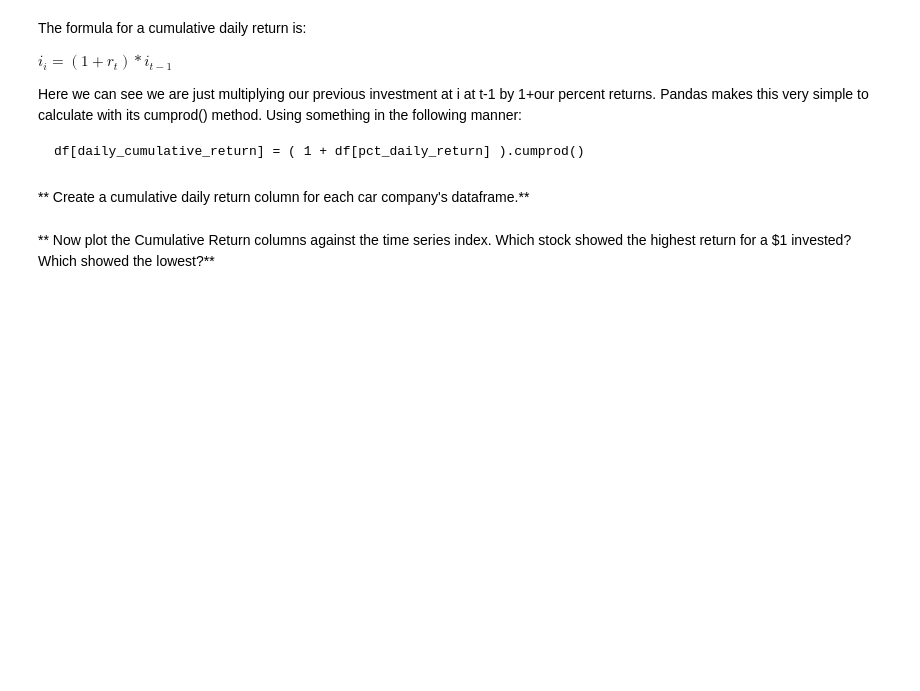
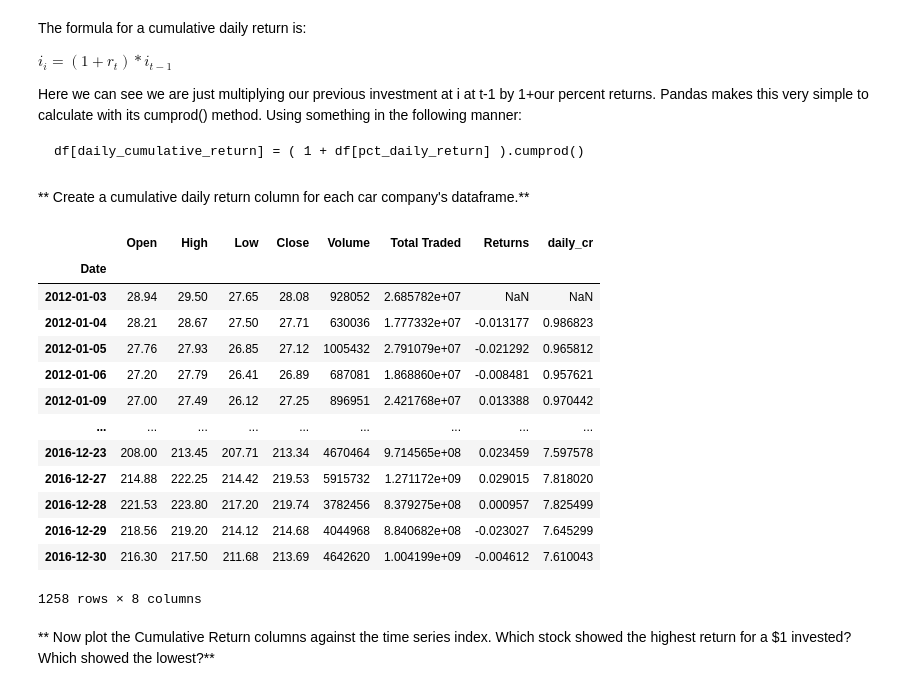
Before and after one commit to bhavinmoriya/Python-for-Financial-Analysis-and-Algorithmic-Trading, a Jupyter notebook: stock-market-analysis-project.ipynb, the cells around one changed output. Saved outputs shown, nothing was run; the diff lists cells and outputs as text; code cells hidden in the pictures; blank space fills up the shorter version.

```diff
--- a/stock-market-analysis-project.ipynb
+++ b/stock-market-analysis-project.ipynb
@@ -454,5 +454,26 @@ Here we can see we are just multiplying our previous investment at i at t-1 by 1
     df[daily_cumulative_return] = ( 1 + df[pct_daily_return] ).cumprod()
 # %% [markdown]
 ** Create a cumulative daily return column for each car company's dataframe.**
+# %%
+tsla['daily_cr'] = (1+tsla.Returns).cumprod()
+gm['daily_cr'] = (1+gm.Returns).cumprod()
+ford['daily_cr'] = (1+ford.Returns).cumprod()
+# %%
+tsla
+# %% [output]
+|  | Open | High | Low | Close | Volume | Total Traded | Returns | daily_cr |
+| Date |  |  |  |  |  |  |  |  |
+| 2012-01-03 | 28.94 | 29.50 | 27.65 | 28.08 | 928052 | 2.685782e+07 | NaN | NaN |
+| 2012-01-04 | 28.21 | 28.67 | 27.50 | 27.71 | 630036 | 1.777332e+07 | -0.013177 | 0.986823 |
+| 2012-01-05 | 27.76 | 27.93 | 26.85 | 27.12 | 1005432 | 2.791079e+07 | -0.021292 | 0.965812 |
+| 2012-01-06 | 27.20 | 27.79 | 26.41 | 26.89 | 687081 | 1.868860e+07 | -0.008481 | 0.957621 |
+| 2012-01-09 | 27.00 | 27.49 | 26.12 | 27.25 | 896951 | 2.421768e+07 | 0.013388 | 0.970442 |
+| ... | ... | ... | ... | ... | ... | ... | ... | ... |
+| 2016-12-23 | 208.00 | 213.45 | 207.71 | 213.34 | 4670464 | 9.714565e+08 | 0.023459 | 7.597578 |
+| 2016-12-27 | 214.88 | 222.25 | 214.42 | 219.53 | 5915732 | 1.271172e+09 | 0.029015 | 7.818020 |
+| 2016-12-28 | 221.53 | 223.80 | 217.20 | 219.74 | 3782456 | 8.379275e+08 | 0.000957 | 7.825499 |
+| 2016-12-29 | 218.56 | 219.20 | 214.12 | 214.68 | 4044968 | 8.840682e+08 | -0.023027 | 7.645299 |
+| 2016-12-30 | 216.30 | 217.50 | 211.68 | 213.69 | 4642620 | 1.004199e+09 | -0.004612 | 7.610043 |
+1258 rows × 8 columns
 # %% [markdown]
 ** Now plot the Cumulative Return columns against the time series index. Which stock showed the highest return for a $1 invested? Which showed the lowest?**
```
Also changed, not shown: parts of 2 cells of this notebook.
